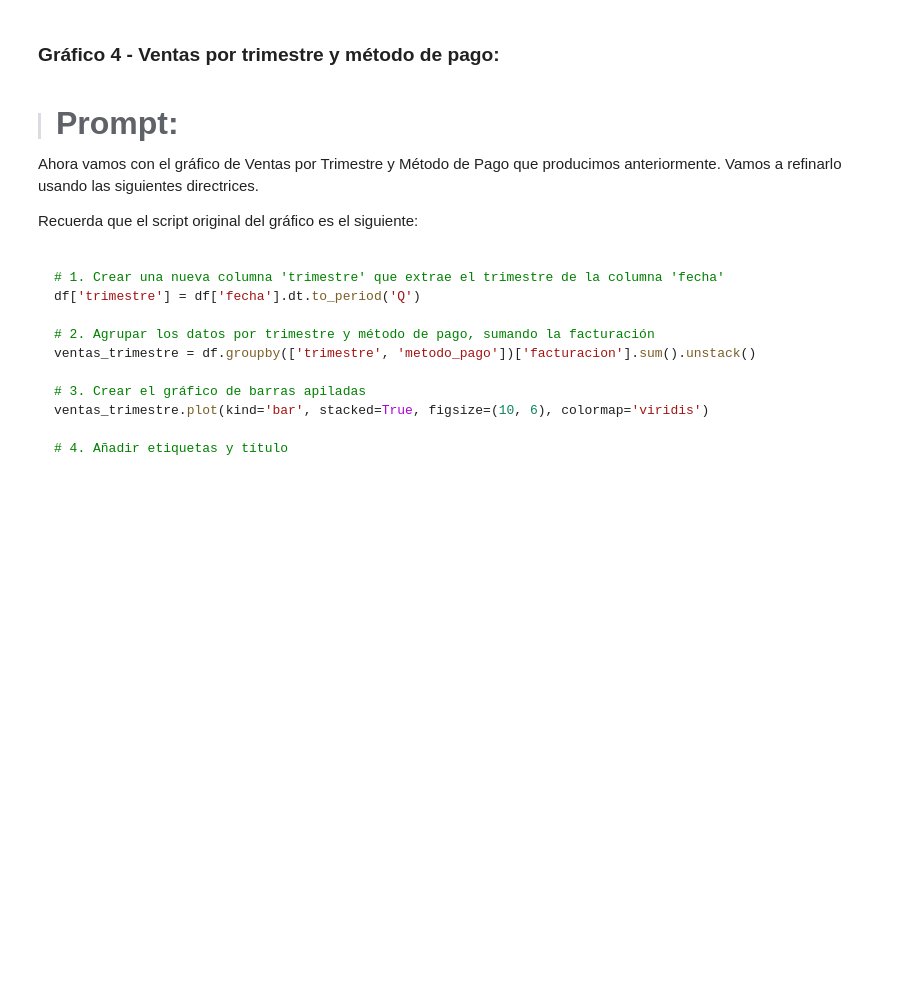
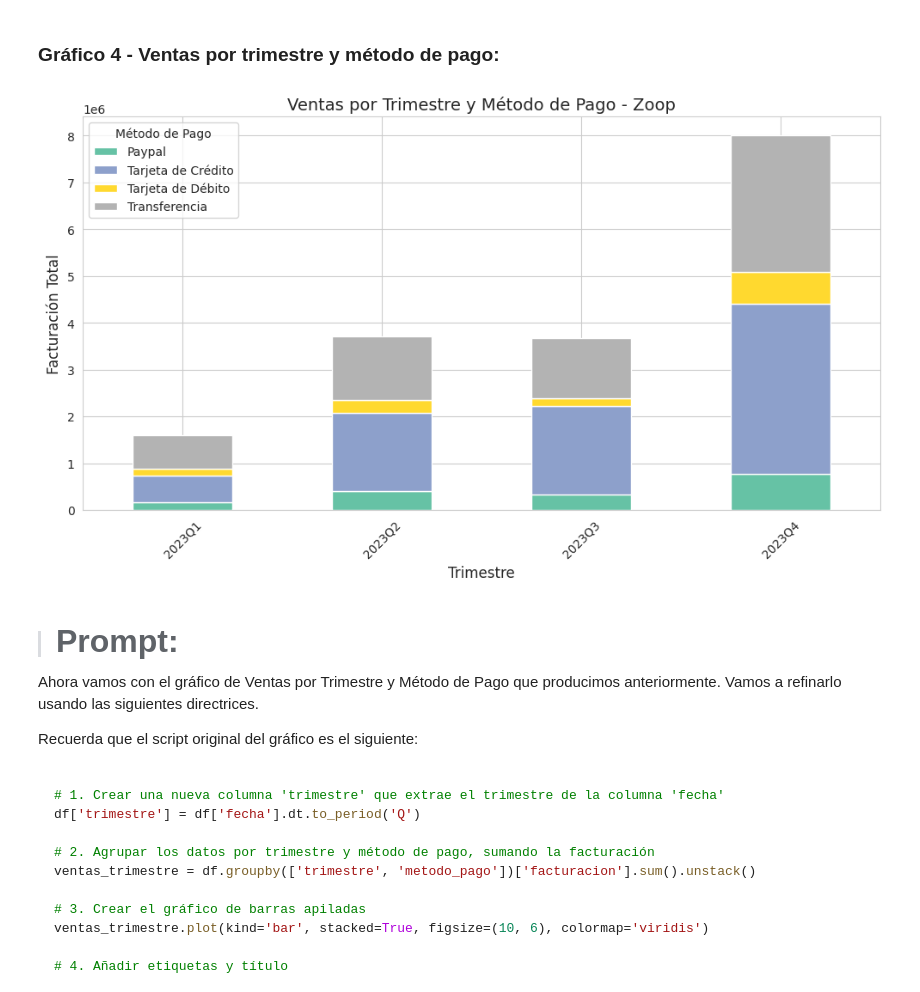
Before and after one commit to diego2003-her14/cursos-alura-ciencia-de-datos, a Jupyter notebook: IA_aplicada_a_ciencia_de_datos.ipynb, the cells around one changed output. Cells and saved outputs as stored; diff of their text form; code cells hidden in the pictures; blank space fills up the shorter version.

```diff
--- a/IA_aplicada_a_ciencia_de_datos.ipynb
+++ b/IA_aplicada_a_ciencia_de_datos.ipynb
@@ -1751,6 +1751,34 @@ Hicimos con un solo prompt la inserción de las etiquetas, la modificación de l
 Ya hemos llegado a prácticamente la mitad de los gráficos refinados. Ahora, en este tema, ajustaremos 2 más aplicando las técnicas de storytelling que aprendimos aquí en el curso mediante el uso de la IA.
 # %% [markdown]
 ### **Gráfico 4 - Ventas por trimestre y método de pago:**
+# %%
+def graficar_ventas_trimestre_pago():
+      # Asegurarse de que la columna 'fecha' está en formato datetime
+      df_completo['fecha'] = pd.to_datetime(df_completo['fecha'])
+
+      # Crear columna con trimestre (por ejemplo: '2023Q1')
+      df_completo['trimestre'] = df_completo['fecha'].dt.to_period('Q').astype(str)
+
+      # Agrupar por trimestre y método de pago, sumando la facturación
+      ventas_trimestre_pago = df_completo.groupby(['trimestre', 'metodo_pago'])['facturacion'].sum().unstack(fill_value=0)
+
+      # Crear gráfico de barras apiladas
+      ventas_trimestre_pago.plot(kind='bar', stacked=True, figsize=(10, 6), colormap='Set2')
+
+      # Títulos y etiquetas
+      plt.title('Ventas por Trimestre y Método de Pago - Zoop', fontsize=14)
+      plt.xlabel('Trimestre', fontsize=12)
+      plt.ylabel('Facturación Total', fontsize=12)
+      plt.legend(title='Método de Pago')
+      plt.tight_layout()
+      plt.xticks(rotation=45)
+
+      # Mostrar el gráfico
+      return plt
+# %%
+graficar_ventas_trimestre_pago().show()
+# %% [output]
+[figure, added]
 # %% [markdown]
 > #### <strong><font color="7b71ff" size=6>Prompt:</font></strong>
 
```
Also changed, not shown: parts of 24 cells of this notebook.
